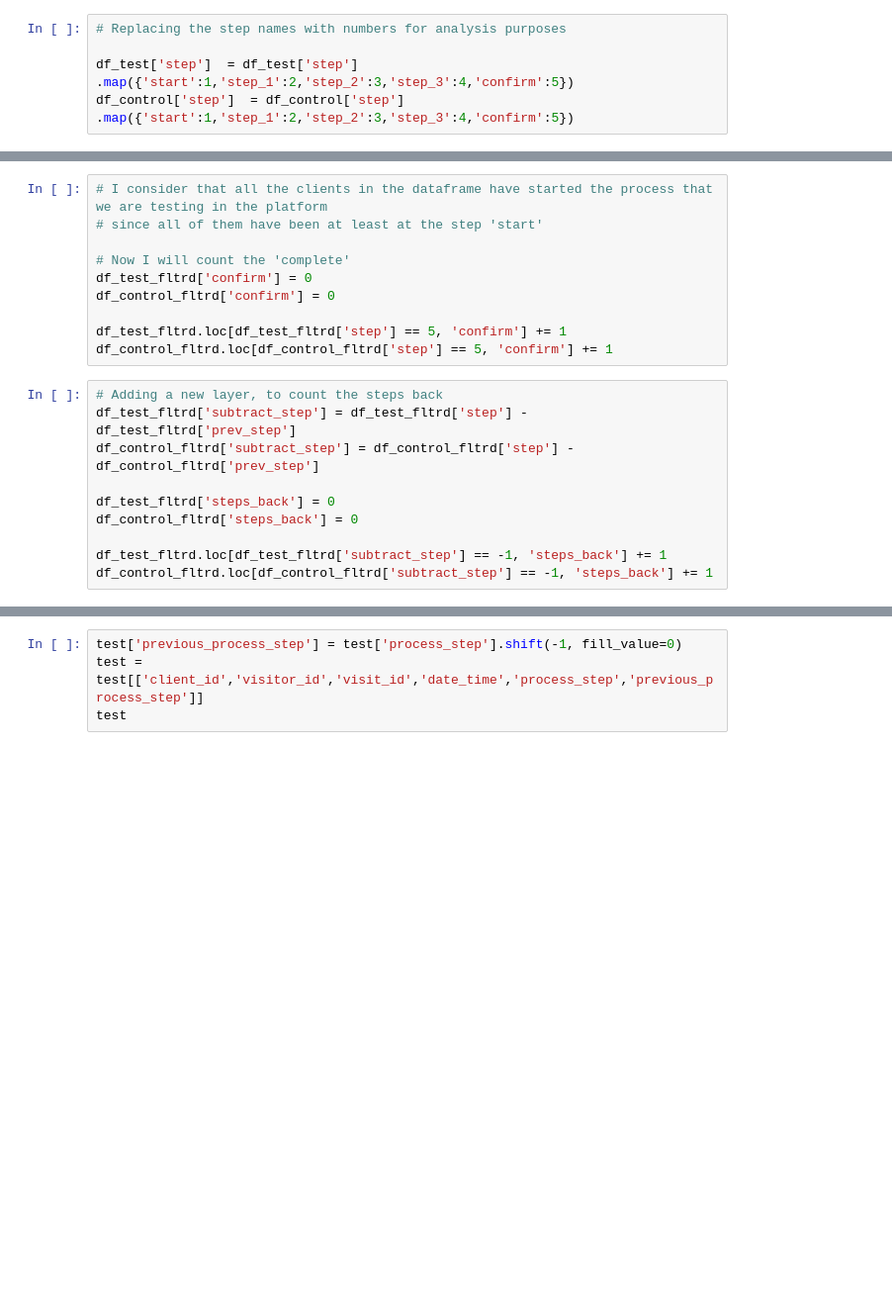
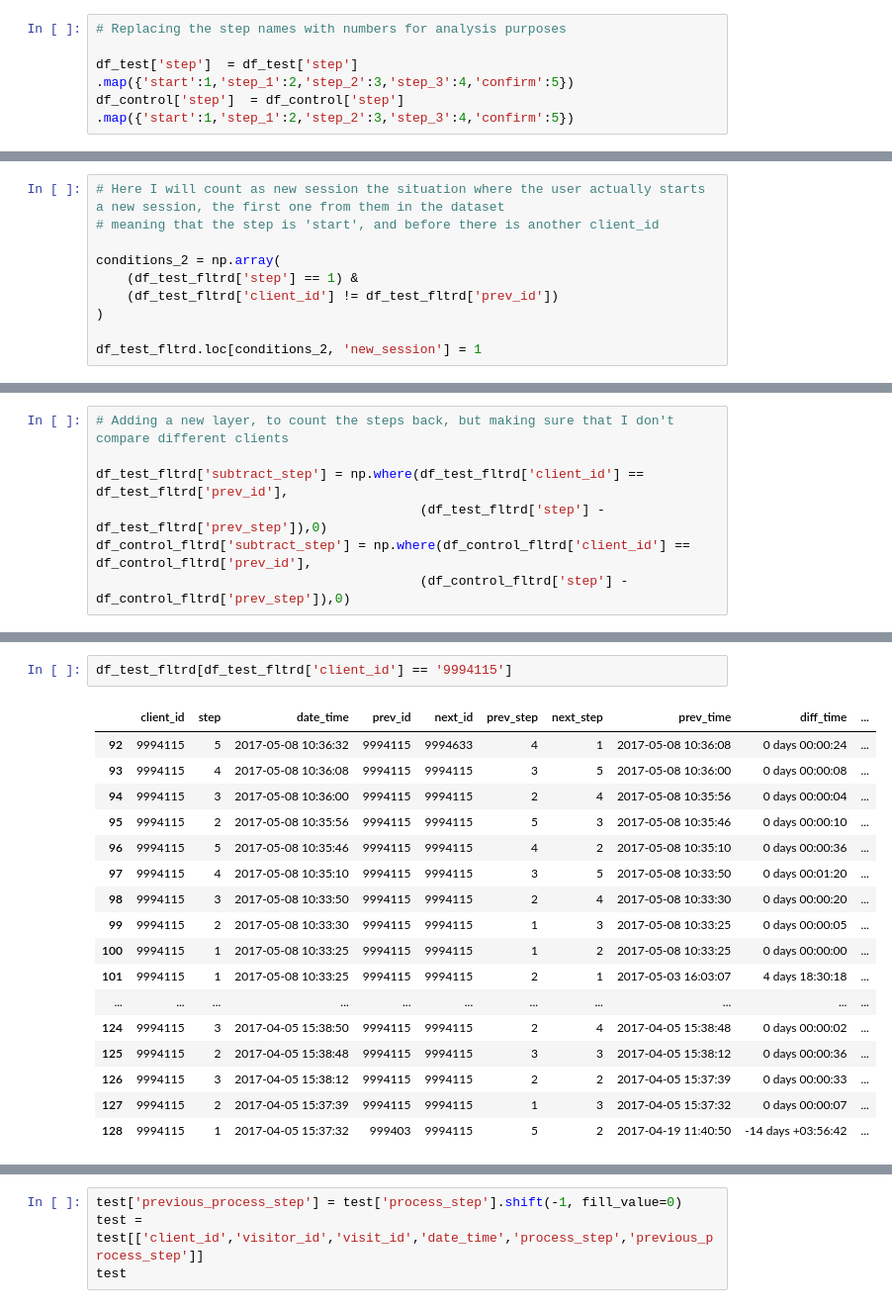
Before and after one commit to dimitsagk/AB_Testing_Analysis, a Jupyter notebook: notebooks/Project_2_02Cleaning+EDA.ipynb, the cells around one changed output, grey strips where cells are left out. Shown: that part at 99% size. Cells and saved outputs as stored; diff of their text form; blank space fills up the shorter version.

Commit message:
Updates on counting new sessions, confirmed, steps back

```diff
--- a/notebooks/Project_2_02Cleaning+EDA.ipynb
+++ b/notebooks/Project_2_02Cleaning+EDA.ipynb
@@ -545,0 +596,10 @@ df_control_fltrd = df_control[~((df_control['client_id'] == df_control['next_id'
+# %%
+# Here I will count as new session the situation where the user actually starts a new session, the first one from them in the dataset
+# meaning that the step is 'start', and before there is another client_id
+
+conditions_2 = np.array(
+    (df_test_fltrd['step'] == 1) &
+    (df_test_fltrd['client_id'] != df_test_fltrd['prev_id'])
+)
+
+df_test_fltrd.loc[conditions_2, 'new_session'] = 1
@@ -545,0 +639,7 @@ df_control_fltrd = df_control[~((df_control['client_id'] == df_control['next_id'
+# %%
+# Adding a new layer, to count the steps back, but making sure that I don't compare different clients
+
+df_test_fltrd['subtract_step'] = np.where(df_test_fltrd['client_id'] == df_test_fltrd['prev_id'],
+                                          (df_test_fltrd['step'] - df_test_fltrd['prev_step']),0)
+df_control_fltrd['subtract_step'] = np.where(df_control_fltrd['client_id'] == df_control_fltrd['prev_id'],
+                                          (df_control_fltrd['step'] - df_control_fltrd['prev_step']),0)
@@ -553,20 +666,20 @@ df_control_fltrd = df_control_fltrd[~((df_control_fltrd['client_id'] == df_contr
-# %%
-# I consider that all the clients in the dataframe have started the process that we are testing in the platform
-# since all of them have been at least at the step 'start'
-
-# Now I will count the 'complete'
-df_test_fltrd['confirm'] = 0
-df_control_fltrd['confirm'] = 0
-
-df_test_fltrd.loc[df_test_fltrd['step'] == 5, 'confirm'] += 1
-df_control_fltrd.loc[df_control_fltrd['step'] == 5, 'confirm'] += 1
-# %%
-# Adding a new layer, to count the steps back
-df_test_fltrd['subtract_step'] = df_test_fltrd['step'] - df_test_fltrd['prev_step']
-df_control_fltrd['subtract_step'] = df_control_fltrd['step'] - df_control_fltrd['prev_step']
-
-df_test_fltrd['steps_back'] = 0
-df_control_fltrd['steps_back'] = 0
-
-df_test_fltrd.loc[df_test_fltrd['subtract_step'] == -1, 'steps_back'] += 1
-df_control_fltrd.loc[df_control_fltrd['subtract_step'] == -1, 'steps_back'] += 1
+# %%
+df_test_fltrd[df_test_fltrd['client_id'] == '9994115']
+# %% [output]
+|  | client_id | step | date_time | prev_id | next_id | prev_step | next_step | prev_time | diff_time | ... |
+| 92 | 9994115 | 5 | 2017-05-08 10:36:32 | 9994115 | 9994633 | 4 | 1 | 2017-05-08 10:36:08 | 0 days 00:00:24 | ... |
+| 93 | 9994115 | 4 | 2017-05-08 10:36:08 | 9994115 | 9994115 | 3 | 5 | 2017-05-08 10:36:00 | 0 days 00:00:08 | ... |
+| 94 | 9994115 | 3 | 2017-05-08 10:36:00 | 9994115 | 9994115 | 2 | 4 | 2017-05-08 10:35:56 | 0 days 00:00:04 | ... |
+| 95 | 9994115 | 2 | 2017-05-08 10:35:56 | 9994115 | 9994115 | 5 | 3 | 2017-05-08 10:35:46 | 0 days 00:00:10 | ... |
+| 96 | 9994115 | 5 | 2017-05-08 10:35:46 | 9994115 | 9994115 | 4 | 2 | 2017-05-08 10:35:10 | 0 days 00:00:36 | ... |
+| 97 | 9994115 | 4 | 2017-05-08 10:35:10 | 9994115 | 9994115 | 3 | 5 | 2017-05-08 10:33:50 | 0 days 00:01:20 | ... |
+| 98 | 9994115 | 3 | 2017-05-08 10:33:50 | 9994115 | 9994115 | 2 | 4 | 2017-05-08 10:33:30 | 0 days 00:00:20 | ... |
+| 99 | 9994115 | 2 | 2017-05-08 10:33:30 | 9994115 | 9994115 | 1 | 3 | 2017-05-08 10:33:25 | 0 days 00:00:05 | ... |
+| 100 | 9994115 | 1 | 2017-05-08 10:33:25 | 9994115 | 9994115 | 1 | 2 | 2017-05-08 10:33:25 | 0 days 00:00:00 | ... |
+| 101 | 9994115 | 1 | 2017-05-08 10:33:25 | 9994115 | 9994115 | 2 | 1 | 2017-05-03 16:03:07 | 4 days 18:30:18 | ... |
+| ... | ... | ... | ... | ... | ... | ... | ... | ... | ... | ... |
+| 124 | 9994115 | 3 | 2017-04-05 15:38:50 | 9994115 | 9994115 | 2 | 4 | 2017-04-05 15:38:48 | 0 days 00:00:02 | ... |
+| 125 | 9994115 | 2 | 2017-04-05 15:38:48 | 9994115 | 9994115 | 3 | 3 | 2017-04-05 15:38:12 | 0 days 00:00:36 | ... |
+| 126 | 9994115 | 3 | 2017-04-05 15:38:12 | 9994115 | 9994115 | 2 | 2 | 2017-04-05 15:37:39 | 0 days 00:00:33 | ... |
+| 127 | 9994115 | 2 | 2017-04-05 15:37:39 | 9994115 | 9994115 | 1 | 3 | 2017-04-05 15:37:32 | 0 days 00:00:07 | ... |
+| 128 | 9994115 | 1 | 2017-04-05 15:37:32 | 999403 | 9994115 | 5 | 2 | 2017-04-19 11:40:50 | -14 days +03:56:42 | ... |
```
Also changed, not shown: parts of 32 cells of this notebook.
